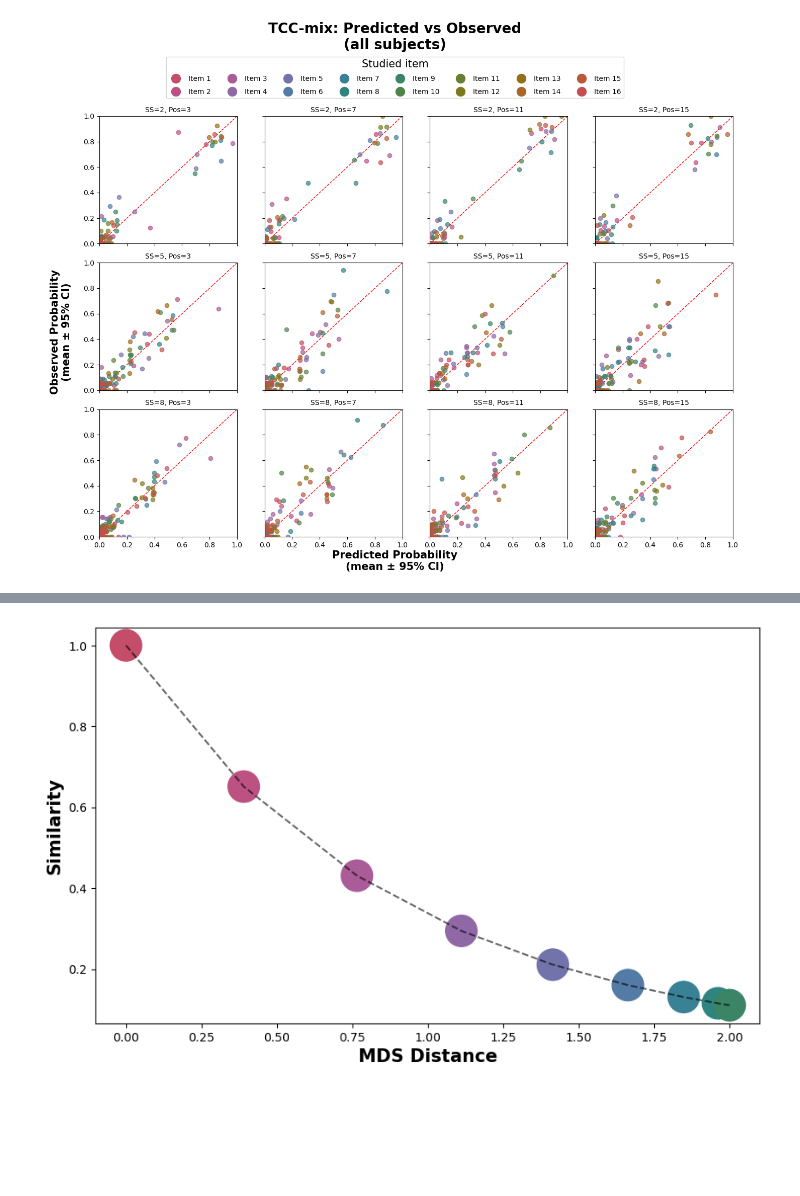
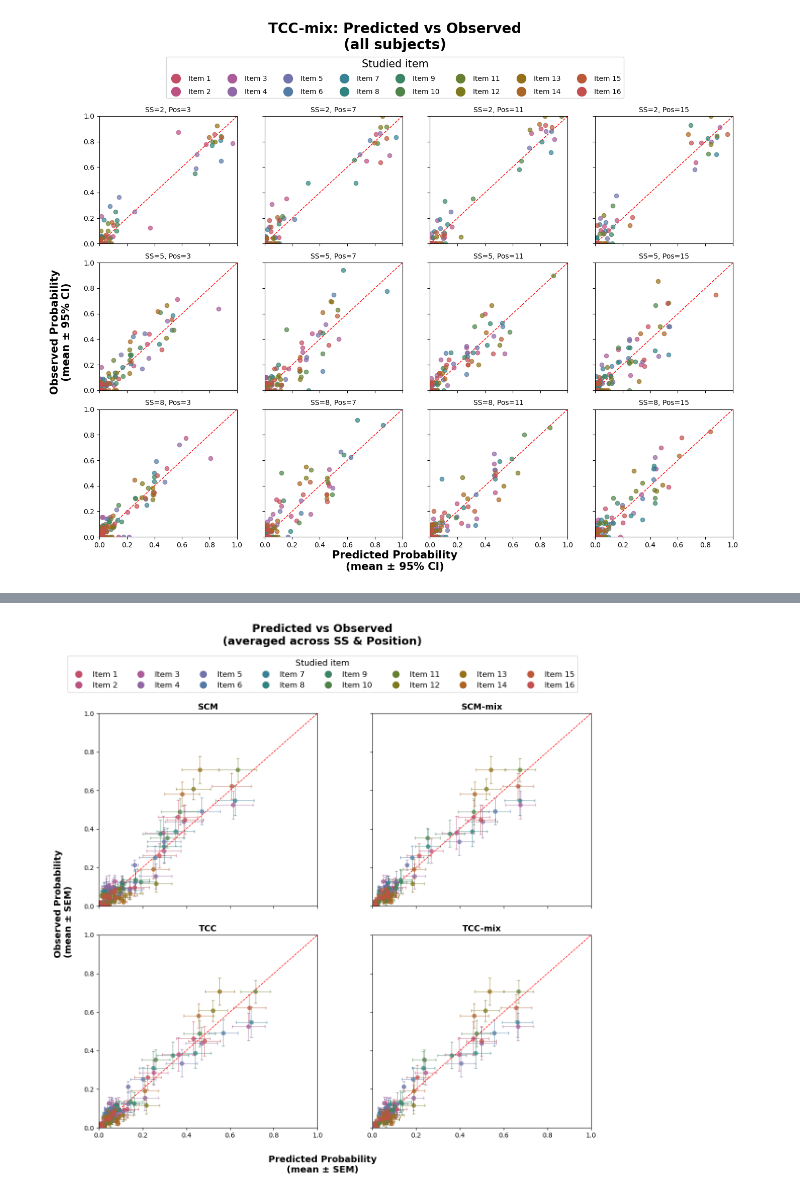
Before and after one commit to DaniilAzarov123/color-identification, a Jupyter notebook: analysis.ipynb, the cells around one changed output, grey strips where cells are left out. Drawn from its saved outputs; the diff is of its cells as text; code cells hidden in the pictures; blank space fills up the shorter version.

```diff
--- a/analysis.ipynb
+++ b/analysis.ipynb
@@ -868,16 +344,14 @@ Gamma parameter (exponent for bias in guessing): 4.112
 # %% [markdown]
 ## Predictions
 # %%
-# SCM
-SCM_predictions = SCM(SCM_fit.x, prepared_data)
+SCM_predictions     = SCM(SCM_fit.x, prepared_data)
+SCM_mix_predictions = SCM_mix(SCM_mix_fit.x, prepared_data)
+TCC_predictions     = TCC(TCC_fit.x, prepared_data, n_points=N_POINTS, x_range=X_RANGE)
+TCC_mix_predictions = TCC_mix(TCC_mix_fit.x, prepared_data, n_points=N_POINTS, x_range=X_RANGE)
 
-# SCM-mix
-SCM_mix_predictions = SCM_mix(SCM_mix_fit.x, prepared_data)
-
-# TCC
-TCC_predictions = TCC(TCC_fit.x, prepared_data,
-                      n_points=N_POINTS, x_range=X_RANGE)
-
-# TCC-mix
-TCC_mix_predictions = TCC_mix(TCC_mix_fit.x, prepared_data,
-                            n_points=N_POINTS, x_range=X_RANGE)
+predictions_dict = {
+    'SCM':     SCM_predictions,
+    'SCM-mix': SCM_mix_predictions,
+    'TCC':     TCC_predictions,
+    'TCC-mix': TCC_mix_predictions,
+}
@@ -1036,7 +360,7 @@ def compute_correlations(pred_probs, observed_counts,
 # %%
-for name, (pred_probs, pred_counts) in predictions_dict.items():
+for name, (pred_probs, _) in predictions_dict.items():
     print(f"{'='*30} Correlations for {name} {'='*30}")
-    compute_correlations(pred_probs, data_matrix, SET_SIZES, POSITIONS, SUBJECTS)
+    compute_correlations(pred_probs, data_matrix, SET_SIZES, POSITIONS, SUBJECTS, N_SS, N_POS)
     print("\n")
 # %% [output]
 ============================== Correlations for SCM ==============================
@@ -1168,6 +385,10 @@ def plot_predicted_vs_observed(pred_probs, observed_counts, SET_SIZES, POSITIONS
 # %%
-for name, (pred_probs, pred_counts) in predictions_dict.items():
-    plot_predicted_vs_observed(pred_probs, data_matrix, SET_SIZES, POSITIONS, SUBJECTS, model_name=name)
+# Per-condition predicted vs observed (one plot per model)
+for name, (pred_probs, _) in predictions_dict.items():
+    plot_predicted_vs_observed(
+        pred_probs, data_matrix, SET_SIZES, POSITIONS, SUBJECTS,
+        N_SS, N_POS, model_name=name, error_type='ci'
+    )
 # %% [output]
 [figure]
 [figure]
@@ -1604,20 +397,10 @@ integral_vis(pdf_idx = 4, x_integral = 0.8)
-# %%
-# Similarity function plot
-
-x = distances[0][:9]
-c = 1.1
-sim = np.exp(-c * x)
-
-fig, ax = plt.subplots(figsize=(10,6))
-ax.plot(x, sim, color="black", linestyle="--", alpha = 0.6)
-
-selected_colors = item_colors[0:9]
-
-ax.scatter(x, sim, color=selected_colors, s=700)
-
-ax.set_xlabel("MDS Distance", fontsize=15, fontweight="bold")
-ax.set_ylabel("Similarity", fontsize=15, fontweight="bold")
-
-plt.show()
-# %% [output]
-[figure, removed]
+# %%
+# Side-by-side model comparison
+plot_predicted_vs_observed_comparison(
+    predictions_dict, data_matrix,
+    SUBJECTS, N_SS, N_POS,
+    layout=[['SCM', 'SCM-mix'], ['TCC', 'TCC-mix']],
+    error_type='sem'
+)
+# %% [output]
+[figure, added]
```
Also changed, not shown: parts of 81 cells of this notebook, 3 other files.
